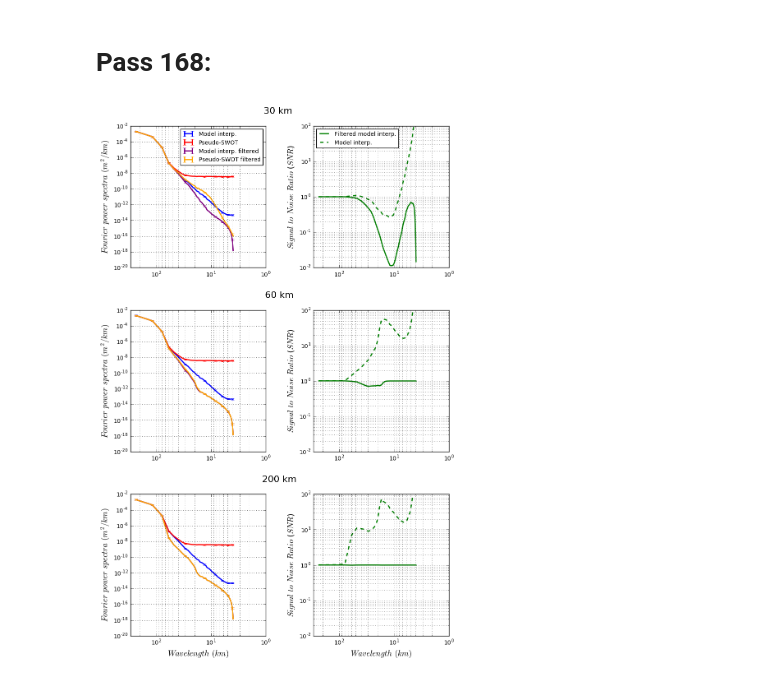
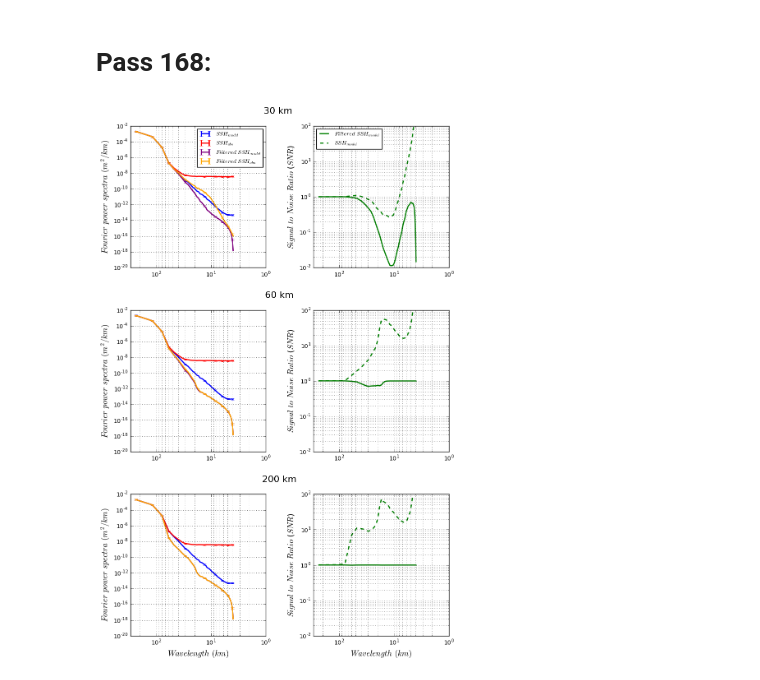
Before and after one commit to LauraGomezNavarro/paper_Gomez-Navarro_etal_2018, a Jupyter notebook: fig_15_16.ipynb, the cells around one changed output. Drawn from its saved outputs; the diff is of its cells as text; code cells hidden in the pictures.

```diff
--- a/fig_15_16.ipynb
+++ b/fig_15_16.ipynb
@@ -198,7 +192,7 @@ plt.errorbar(wf1_2o_box2, Pf_HRo_Mf1_m_box2, yerr=ebof1_box2.T, color='orange',
 grid(b=True, which='minor')
 grid(b=True, which='major')
 ax.set_title('30 km \n', x=1.1, size='16')
-ax.legend(('Model interp.', 'Pseudo-SWOT', 'Model interp. filtered', 'Pseudo-SWOT filtered'), loc='upper right')
+ax.legend(('$SSH$$_{model}$', '$SSH$$_{obs}$', '$Filtered$ $SSH$$_{model}$', '$Filtered$ $SSH$$_{obs}$'), loc='upper right')
 ax.set_ylabel('$Fourier$ $power$ $spectra$ $(m^2/km)$', size='14')
 
 ax = plt.subplot(gs[1,0])
@@ -237,7 +231,7 @@ plt.loglog(wf1_2o_box2, Pf_HRm_m_box2/Pf_HRo_Mf1_m_box2, 'g--', linewidth='2')
 ax.set_ylabel('$Signal$ $to$ $Noise$ $Ratio$ ($SNR$)', size='14')
 grid(b=True, which='minor')
 grid(b=True, which='major')
-ax.legend(('Filtered model interp.', 'Model interp.'), loc='upper left')
+ax.legend(('$Filtered$ $SSH$$_{model}$', '$SSH$$_{model}$'), loc='upper left')
 
 ax = plt.subplot(gs[1,1])
 plt.axis([300., 1., 10e-3, 100.])
@@ -248,31 +242,31 @@ grid(b=True, which='minor')
 grid(b=True, which='major')
 
 ax = plt.subplot(gs[2,1])
 plt.axis([300., 1., 10e-3, 100.])
 plt.loglog(wf1_2o_box2, Pf_HRm_Mf4_m_box2/Pf_HRo_Mf4_m_box2, color='g', linewidth='2')
 plt.loglog(wf1_2o_box2, Pf_HRm_m_box2/Pf_HRo_Mf4_m_box2, 'g--', linewidth='2')
 ax.set_ylabel('$Signal$ $to$ $Noise$ $Ratio$ ($SNR$)', size='14')
 grid(b=True, which='minor')
 grid(b=True, which='major')
 ax.set_xlabel('$Wavelength$ $(km)$', size='14')
 
 """
 # zoom
 axins = inset_axes(ax, 2.5,1.3 , loc=2, bbox_to_anchor=(0.6, .23), bbox_transform=ax.figure.transFigure) # no zoom
 axins.semilogx(wf1_2o_box2, Pf_HRm_Mf4_m_box2/Pf_HRo_Mf4_m_box2, 'g-', linewidth='2')
 axins.semilogx(wf1_2o_box2, Pf_HRm_m_box2/Pf_HRo_Mf4_m_box2, 'g--', markersize=10)
 #x1, x2, y1, y2 = 130, 20, .95, 1.02 # specify the limits
 x1, x2, y1, y2 = 300., 1., .985, 1.005 # specify the limits
 axins.set_xlim(x1, x2) # apply the x-limits
 axins.set_ylim(y1, y2) # apply the y-limits
 plt.yticks(visible=False)
 #plt.xticks(visible=False)
 mark_inset(ax, axins, loc1=2, loc2=4, fc="none", ec="0.5")
 grid(b=True, which='major')
 """
 gs.update(hspace=0.3, wspace=0.35)
 
 savename = '/Users/laura/Documents/scripts/IMEDEA/paperASR/new_version_remote_sensing/figs/' + 'spectra_p168' + '.jpeg'
 plt.savefig(str(savename), bbox_inches='tight', dpi=300)
 # %% [output]
-[figure, old version]
+[figure, new version]
```
Also changed, not shown: parts of 5 cells of this notebook, 4 other files.
